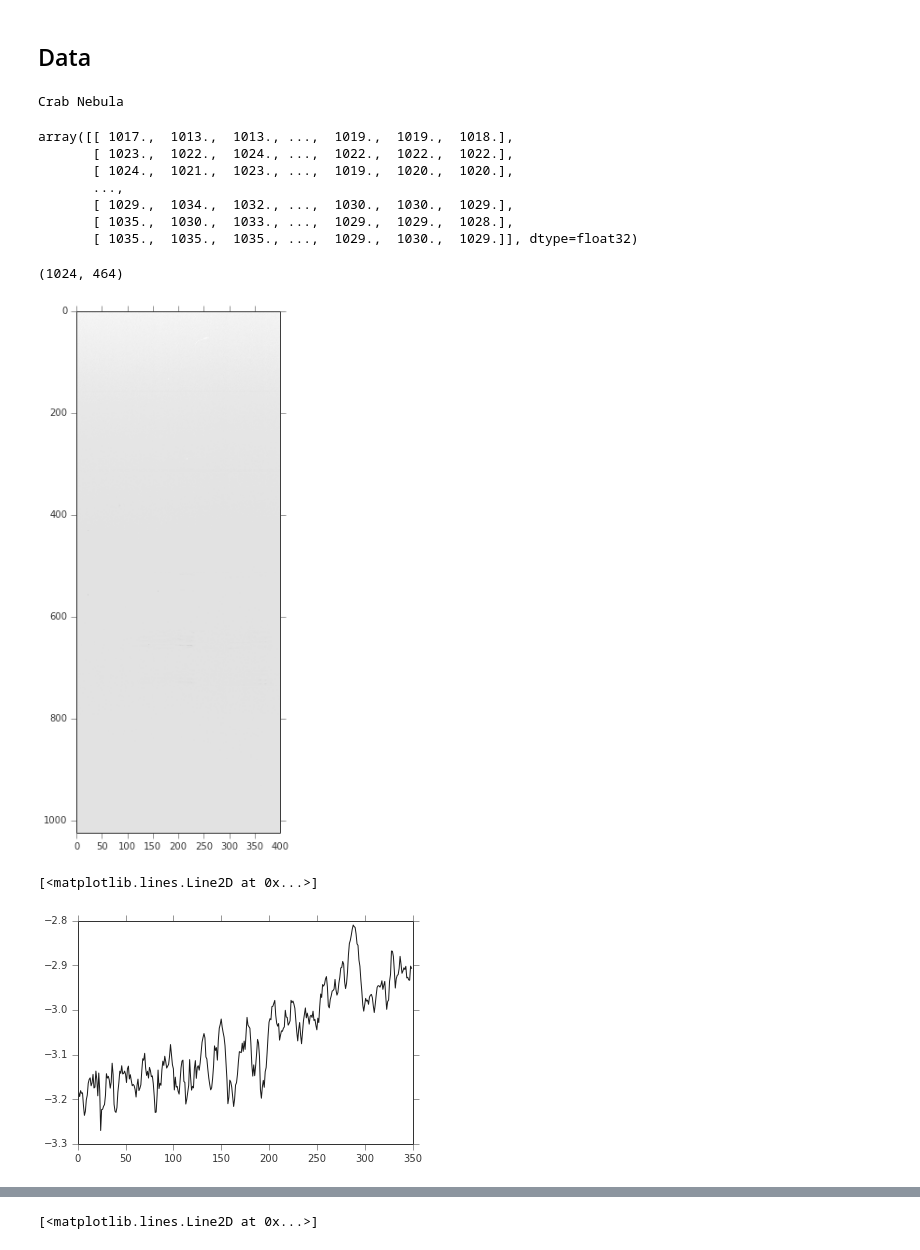
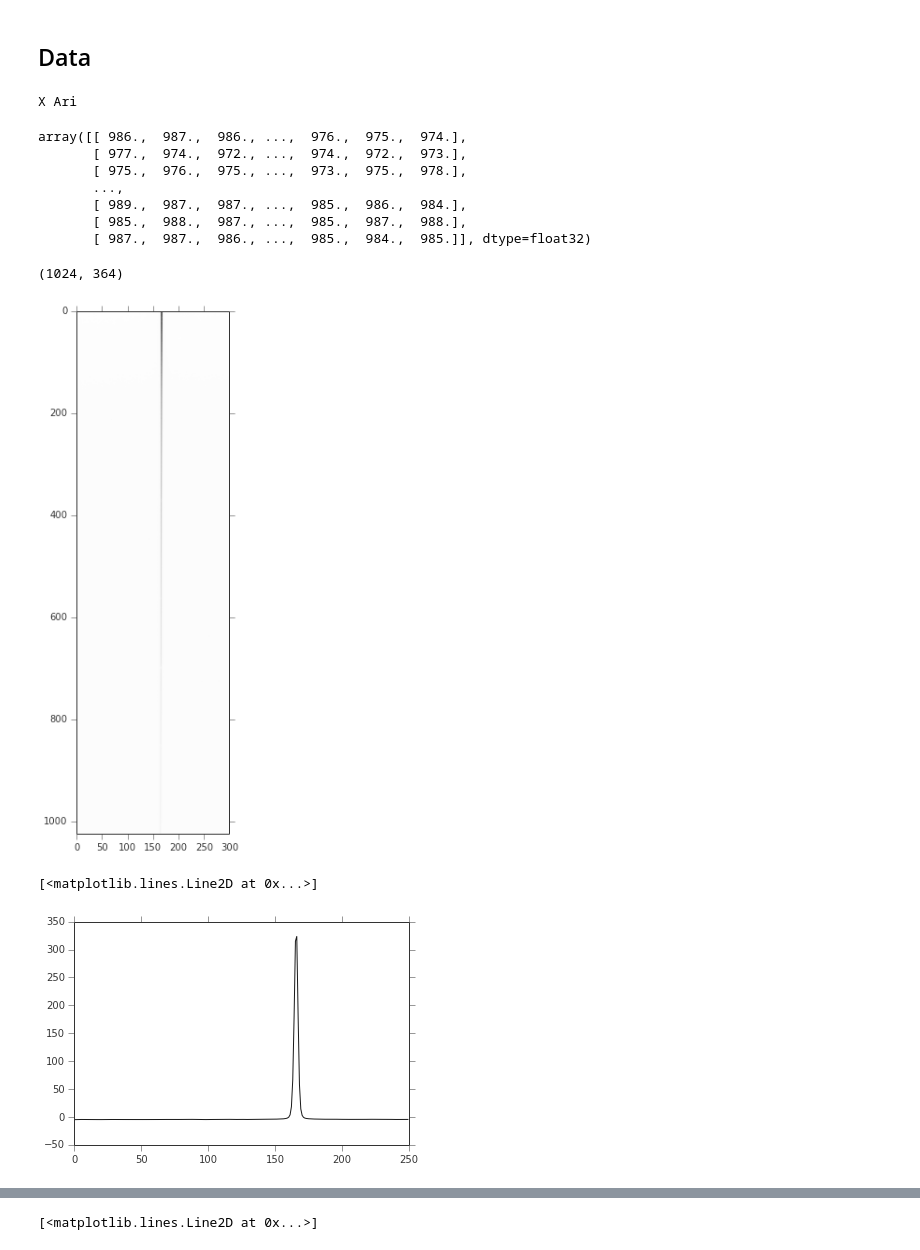
Before and after one commit to adrn/streams, a Jupyter notebook: text/notebooks/Data Reduction.ipynb, the cells around one changed output, grey strips where cells are left out. Cells and saved outputs as stored; diff of their text form; code cells hidden in the pictures.

Commit message:
try with data from this run

```diff
--- a/text/notebooks/Data Reduction.ipynb
+++ b/text/notebooks/Data Reduction.ipynb
@@ -6,8 +6,8 @@ def implot(data):
     figure(figsize=(4,10))
     imshow(np.flipud(data), interpolation="nearest", cmap=cm.Greys)
 # %%
-_data_path = "/Users/adrian/Documents/GraduateSchool/Observing/2013-08_MDM/data/"
-night = "m090213"
+_data_path = "/Users/adrian/Documents/GraduateSchool/Observing/2013-10_MDM/data/"
+night = "m102213"
 data_path = os.path.join(_data_path, night)
 # %% [markdown]
 ## Flats
@@ -61,19 +61,19 @@ hdu = fits.open(os.path.join(data_path, "{0}.{1:04d}.fit".format(night, data_id)
 ccd_data = hdu.data
 flat_fielded = (ccd_data - master_bias) / (master_flat - master_bias)
 # %% [output]
-Crab Nebula
+X Ari
 # %%
 ccd_data
 # %% [output]
-array([[ 1017.,  1013.,  1013., ...,  1019.,  1019.,  1018.],
-       [ 1023.,  1022.,  1024., ...,  1022.,  1022.,  1022.],
-       [ 1024.,  1021.,  1023., ...,  1019.,  1020.,  1020.],
+array([[ 986.,  987.,  986., ...,  976.,  975.,  974.],
+       [ 977.,  974.,  972., ...,  974.,  972.,  973.],
+       [ 975.,  976.,  975., ...,  973.,  975.,  978.],
        ...,
-       [ 1029.,  1034.,  1032., ...,  1030.,  1030.,  1029.],
-       [ 1035.,  1030.,  1033., ...,  1029.,  1029.,  1028.],
-       [ 1035.,  1035.,  1035., ...,  1029.,  1030.,  1029.]], dtype=float32)
+       [ 989.,  987.,  987., ...,  985.,  986.,  984.],
+       [ 985.,  988.,  987., ...,  985.,  987.,  988.],
+       [ 987.,  987.,  986., ...,  985.,  984.,  985.]], dtype=float32)
 # %%
 flat_fielded.shape
 # %% [output]
-(1024, 464)
+(1024, 364)
 # %%
@@ -82,11 +82,11 @@ hdu.writeto("/Users/adrian/test.fit")
 # %%
 #implot(ccd_data)
-implot(flat_fielded[:,:400])
+implot(flat_fielded[:,:300])
 # %% [output]
-[figure, old version]
+[figure, new version]
 # %%
-plot(np.sum(flat_fielded[:,:350], axis=0))
+plot(np.sum(flat_fielded[:,:250], axis=0))
 # %% [output]
 [<matplotlib.lines.Line2D at 0x...>]
-[figure, old version]
+[figure, new version]
 # %%
```
Also changed, not shown: parts of 6 cells of this notebook.
